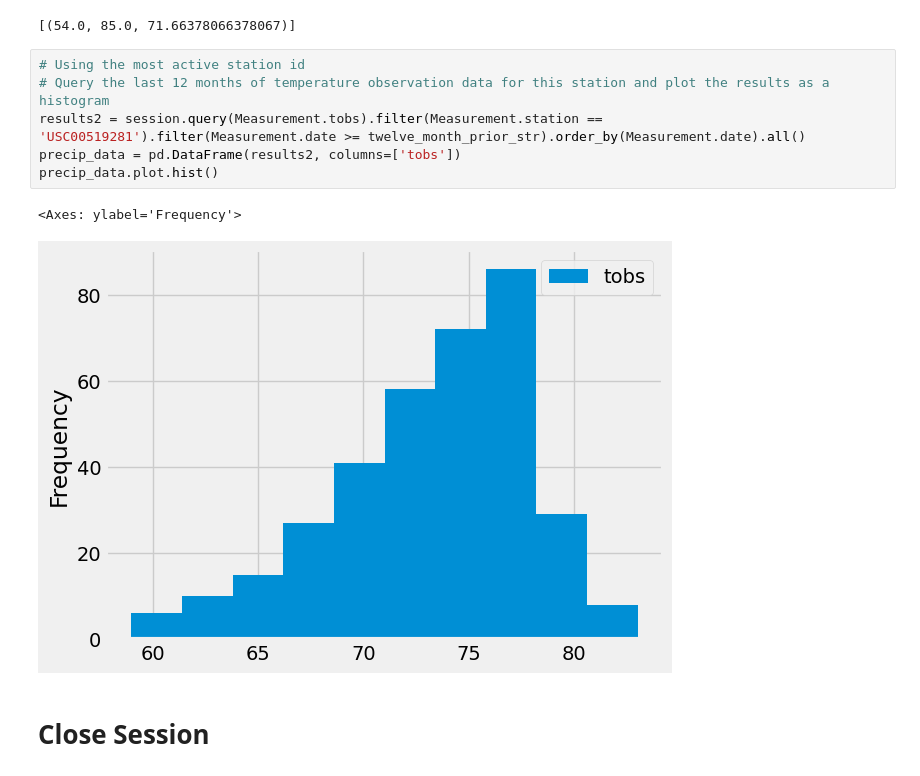
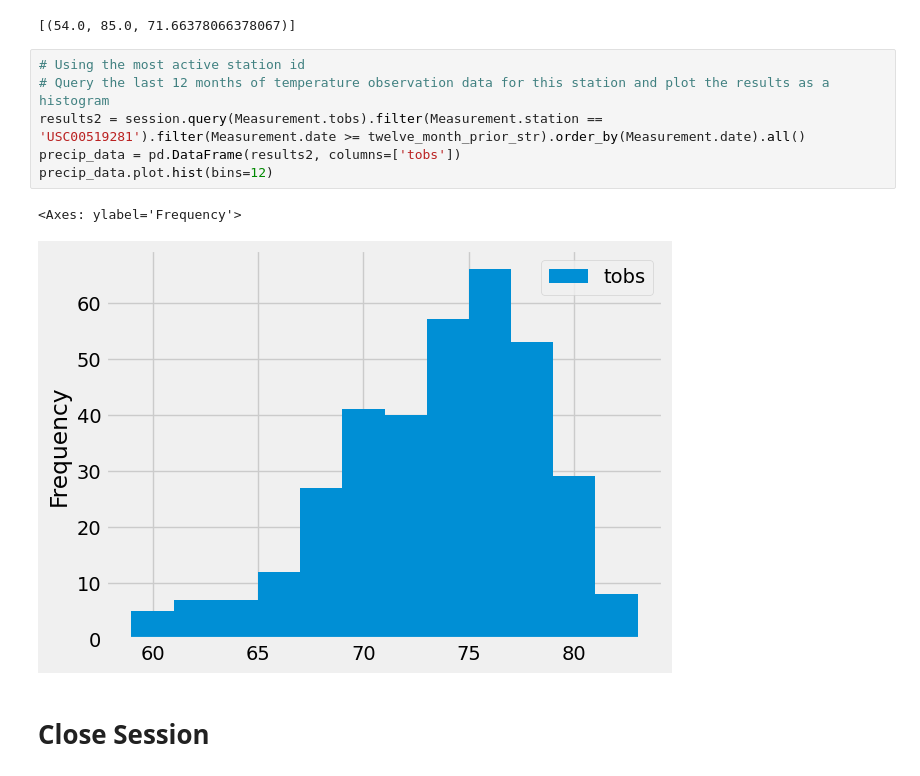
Before and after one commit to realmattimatt/sqlalchemy-challenge, a Jupyter notebook: SurfsUp/climate_starter.ipynb, the cells around one changed output. Drawn from its saved outputs; the diff is of its cells as text.

```diff
--- a/SurfsUp/climate_starter.ipynb
+++ b/SurfsUp/climate_starter.ipynb
@@ -120,12 +120,12 @@ session.query(func.min(Measurement.tobs), func.max(Measurement.tobs), func.avg(M
 # %%
 # Using the most active station id
 # Query the last 12 months of temperature observation data for this station and plot the results as a histogram
 results2 = session.query(Measurement.tobs).filter(Measurement.station == 'USC00519281').filter(Measurement.date >= twelve_month_prior_str).order_by(Measurement.date).all()
 precip_data = pd.DataFrame(results2, columns=['tobs'])
-precip_data.plot.hist()
+precip_data.plot.hist(bins=12)
 # %% [output]
 <Axes: ylabel='Frequency'>
-[figure, old version]
+[figure, new version]
 # %% [markdown]
 # Close Session
 # %%
```
Also changed, not shown: parts of 3 cells of this notebook.
